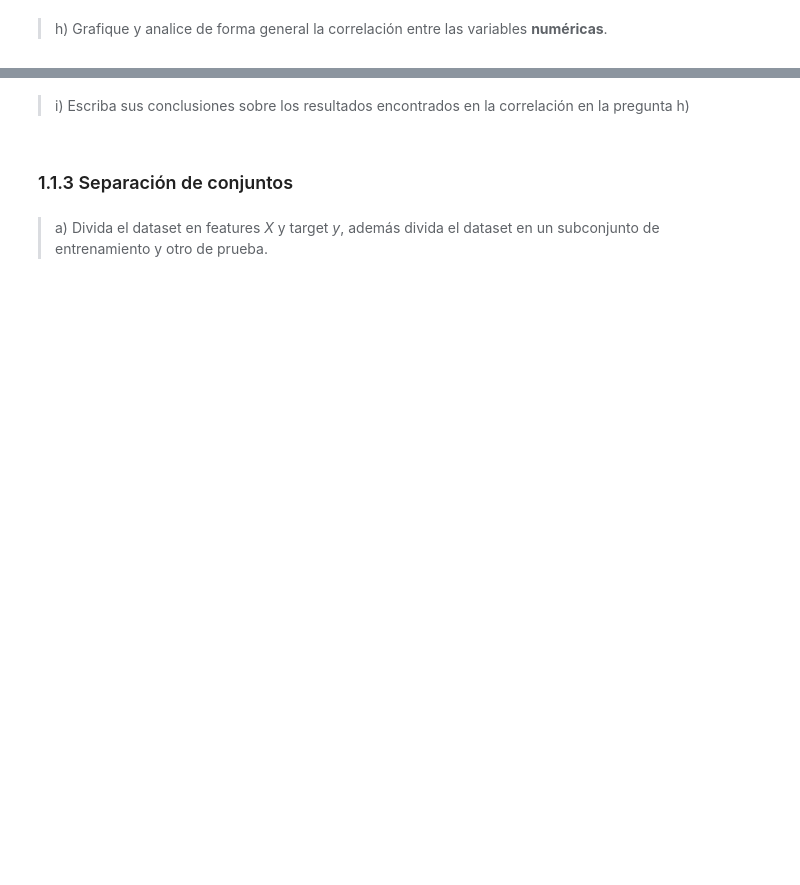
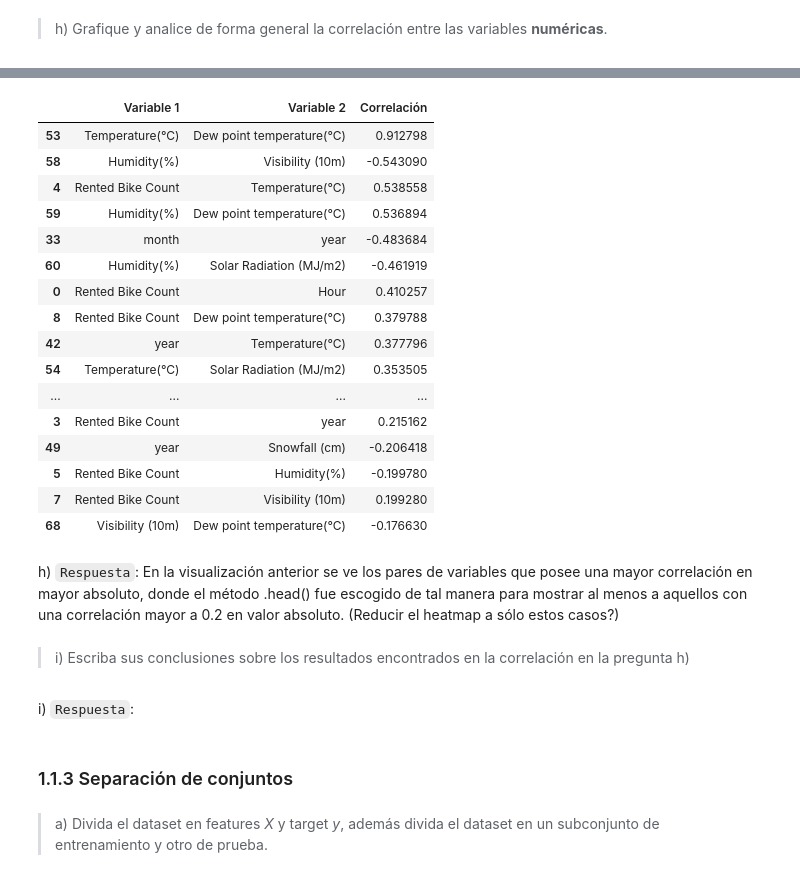
Before and after one commit to DYessouroun/Tareas-ML, a Jupyter notebook: Enunciado_tarea_1.ipynb, the cells around one changed output, grey strips where cells are left out. Saved outputs shown, nothing was run; the diff lists cells and outputs as text; code cells hidden in the pictures; blank space fills up the shorter version.

Commit message:
Diego Morning Jueves
Realicé unos cuantos códigos y respondí las preguntas, al menos en forma de "draft" para tener una guía al momento de escribirlas bien.

```diff
--- a/Enunciado_tarea_1.ipynb
+++ b/Enunciado_tarea_1.ipynb
@@ -427,0 +448,9 @@ Su código aquí
+# %%
+# Especificamos el nuevo orden de las columnas
+lista = data.columns.tolist()
+nuevos_indices = [0, 1, 15, 14, 13, 2, 3, 4, 5, 6, 7, 8, 9, 10, 11, 12]
+new_order = [lista[i] for i in nuevos_indices]
+
+
+# Reordenamos las columnas del DataFrame
+data = data.reindex(columns=new_order)
@@ -435,5 +497,47 @@ sns.heatmap(data_corr, cmap='coolwarm', linewidths=0.1, annot=True, linecolor='w
+# %%
+# Crear un DataFrame vacío
+df = pd.DataFrame(columns=['Variable 1', 'Variable 2', 'Correlación'])
+
+# Crear una lista con todas las combinaciones posibles de las variables
+variable_combinations = [(i, j) for idx, i in enumerate(data_corr.columns) for j in data_corr.columns[idx+1:]]
+
+# Crear una lista con las correlaciones correspondientes a cada combinación de variables
+correlations = [data_corr.loc[i, j] for i, j in variable_combinations]
+
+# Crear un DataFrame con las combinaciones de variables y correlaciones
+new_df = pd.DataFrame({'Variable 1': [i for i, j in variable_combinations],
+                       'Variable 2': [j for i, j in variable_combinations],
+                       'Correlación': correlations})
+
+# Ordenar el DataFrame por la correlación en valor absoluto
+new_df = new_df.iloc[(-new_df['Correlación'].abs()).argsort()]
+
+# Mostrar el DataFrame resultante
+new_df.head(25)
+# %% [output]
+|  | Variable 1 | Variable 2 | Correlación |
+| 53 | Temperature(°C) | Dew point temperature(°C) | 0.912798 |
+| 58 | Humidity(%) | Visibility (10m) | -0.543090 |
+| 4 | Rented Bike Count | Temperature(°C) | 0.538558 |
+| 59 | Humidity(%) | Dew point temperature(°C) | 0.536894 |
+| 33 | month | year | -0.483684 |
+| 60 | Humidity(%) | Solar Radiation (MJ/m2) | -0.461919 |
+| 0 | Rented Bike Count | Hour | 0.410257 |
+| 8 | Rented Bike Count | Dew point temperature(°C) | 0.379788 |
+| 42 | year | Temperature(°C) | 0.377796 |
+| 54 | Temperature(°C) | Solar Radiation (MJ/m2) | 0.353505 |
+| ... | ... | ... | ... |
+| 3 | Rented Bike Count | year | 0.215162 |
+| 49 | year | Snowfall (cm) | -0.206418 |
+| 5 | Rented Bike Count | Humidity(%) | -0.199780 |
+| 7 | Rented Bike Count | Visibility (10m) | 0.199280 |
+| 68 | Visibility (10m) | Dew point temperature(°C) | -0.176630 |
+# %% [markdown]
+h) `Respuesta`: En la visualización anterior se ve los pares de variables que posee una mayor correlación en mayor absoluto, donde el método .head() fue escogido de tal manera para mostrar al menos a aquellos con una correlación mayor a 0.2 en valor absoluto. (Reducir el heatmap a sólo estos casos?)
 # %% [markdown]
 > i) Escriba sus conclusiones sobre los resultados encontrados en la correlación en la pregunta h)
+# %% [markdown]
+i) `Respuesta`:
 # %% [markdown]
 ### 1.1.3 Separación de conjuntos
 # %% [markdown]
```
Also changed, not shown: parts of 18 cells of this notebook.
